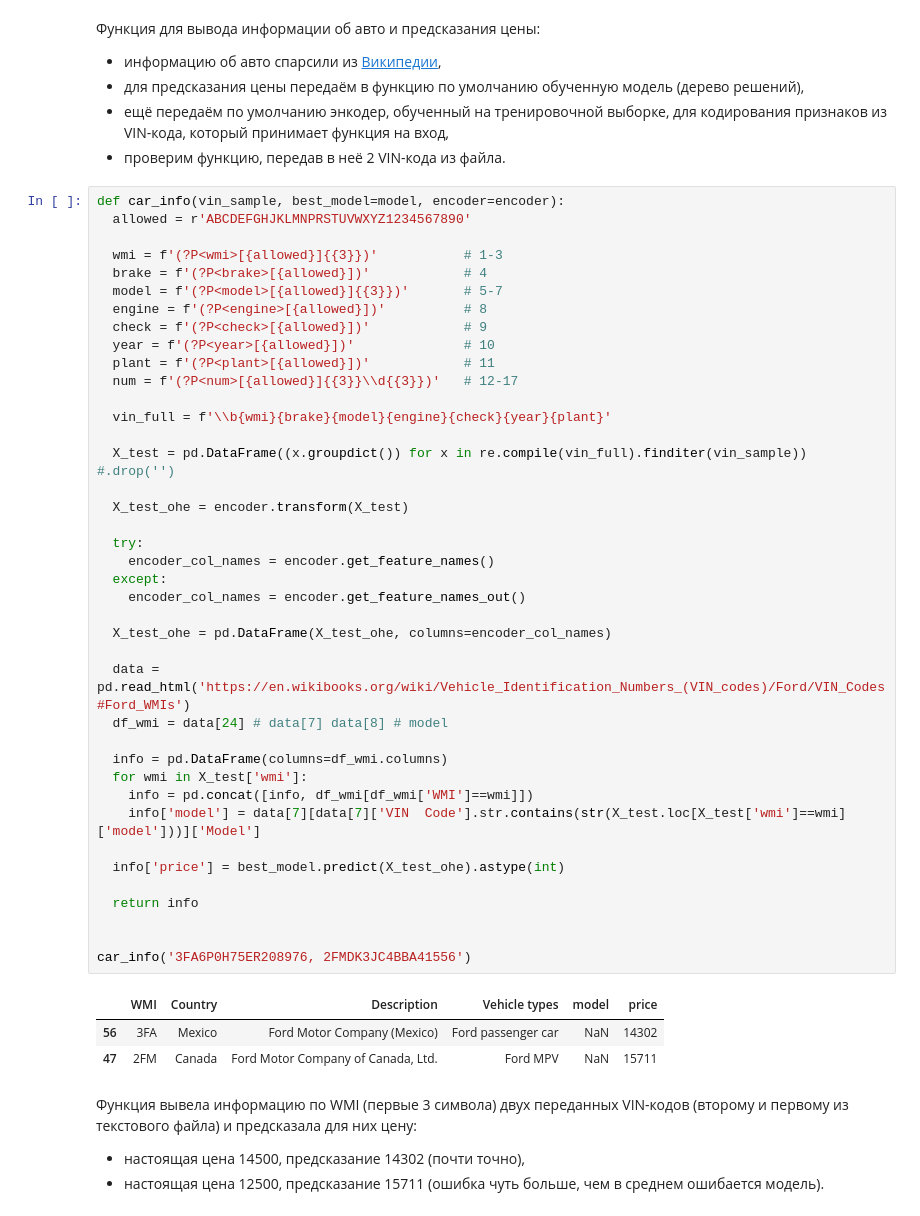
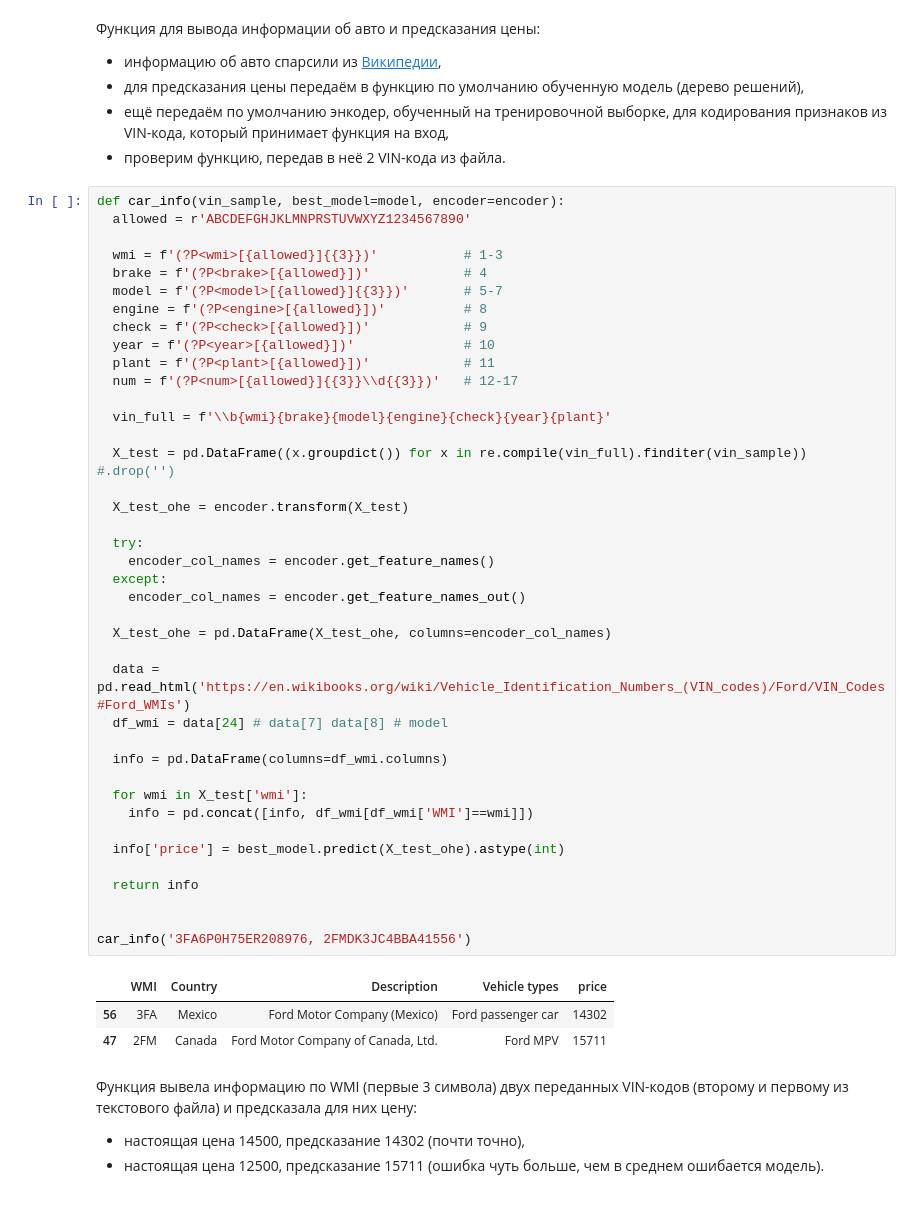
Before and after one commit to anet28/pet_projects, a Jupyter notebook: vin_code_ford.ipynb, the cells around one changed output. Saved outputs shown, nothing was run; the diff lists cells and outputs as text.

```diff
--- a/vin_code_ford.ipynb
+++ b/vin_code_ford.ipynb
@@ -288,37 +286,37 @@ def car_info(vin_sample, best_model=model, encoder=encoder):
   plant = f'(?P<plant>[{allowed}])'            # 11
   num = f'(?P<num>[{allowed}]{{3}}\\d{{3}})'   # 12-17
 
   vin_full = f'\\b{wmi}{brake}{model}{engine}{check}{year}{plant}'
 
   X_test = pd.DataFrame((x.groupdict()) for x in re.compile(vin_full).finditer(vin_sample)) #.drop('')
 
   X_test_ohe = encoder.transform(X_test)
 
   try:
     encoder_col_names = encoder.get_feature_names()
   except:
     encoder_col_names = encoder.get_feature_names_out()
 
   X_test_ohe = pd.DataFrame(X_test_ohe, columns=encoder_col_names)
 
   data = pd.read_html('https://en.wikibooks.org/wiki/Vehicle_Identification_Numbers_(VIN_codes)/Ford/VIN_Codes#Ford_WMIs')
   df_wmi = data[24] # data[7] data[8] # model
 
   info = pd.DataFrame(columns=df_wmi.columns)
+
   for wmi in X_test['wmi']:
     info = pd.concat([info, df_wmi[df_wmi['WMI']==wmi]])
-    info['model'] = data[7][data[7]['VIN  Code'].str.contains(str(X_test.loc[X_test['wmi']==wmi]['model']))]['Model']
 
   info['price'] = best_model.predict(X_test_ohe).astype(int)
 
   return info
 
 
 car_info('3FA6P0H75ER208976, 2FMDK3JC4BBA41556')
 # %% [output]
-|  | WMI | Country | Description | Vehicle types | model | price |
-| 56 | 3FA | Mexico | Ford Motor Company (Mexico) | Ford passenger car | NaN | 14302 |
-| 47 | 2FM | Canada | Ford Motor Company of Canada, Ltd. | Ford MPV | NaN | 15711 |
+|  | WMI | Country | Description | Vehicle types | price |
+| 56 | 3FA | Mexico | Ford Motor Company (Mexico) | Ford passenger car | 14302 |
+| 47 | 2FM | Canada | Ford Motor Company of Canada, Ltd. | Ford MPV | 15711 |
 # %% [markdown]
 Функция вывела информацию по WMI (первые 3 символа) двух переданных VIN-кодов (второму и первому из текстового файла) и предсказала для них цену:
 - настоящая цена 14500, предсказание 14302 (почти точно),
```
Also changed, not shown: parts of 1 cell of this notebook.
